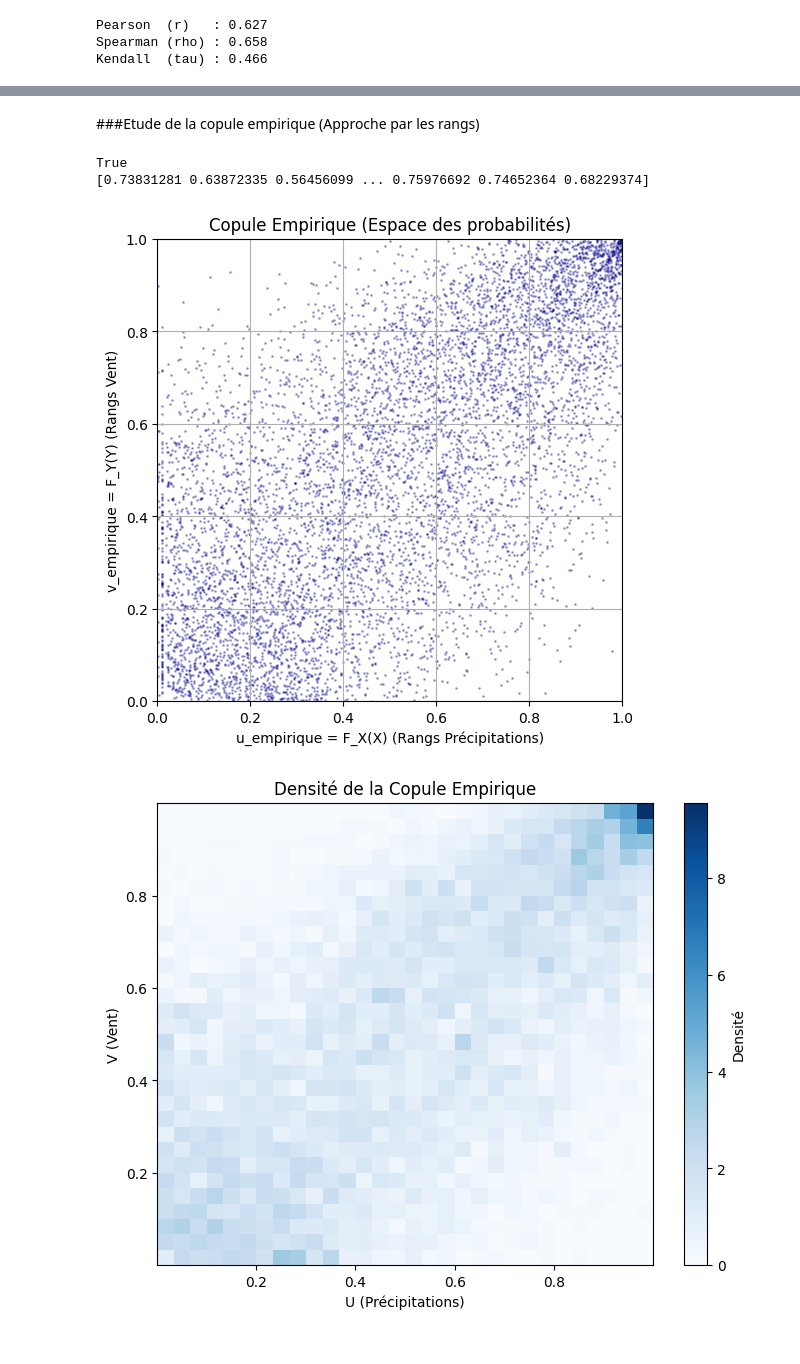
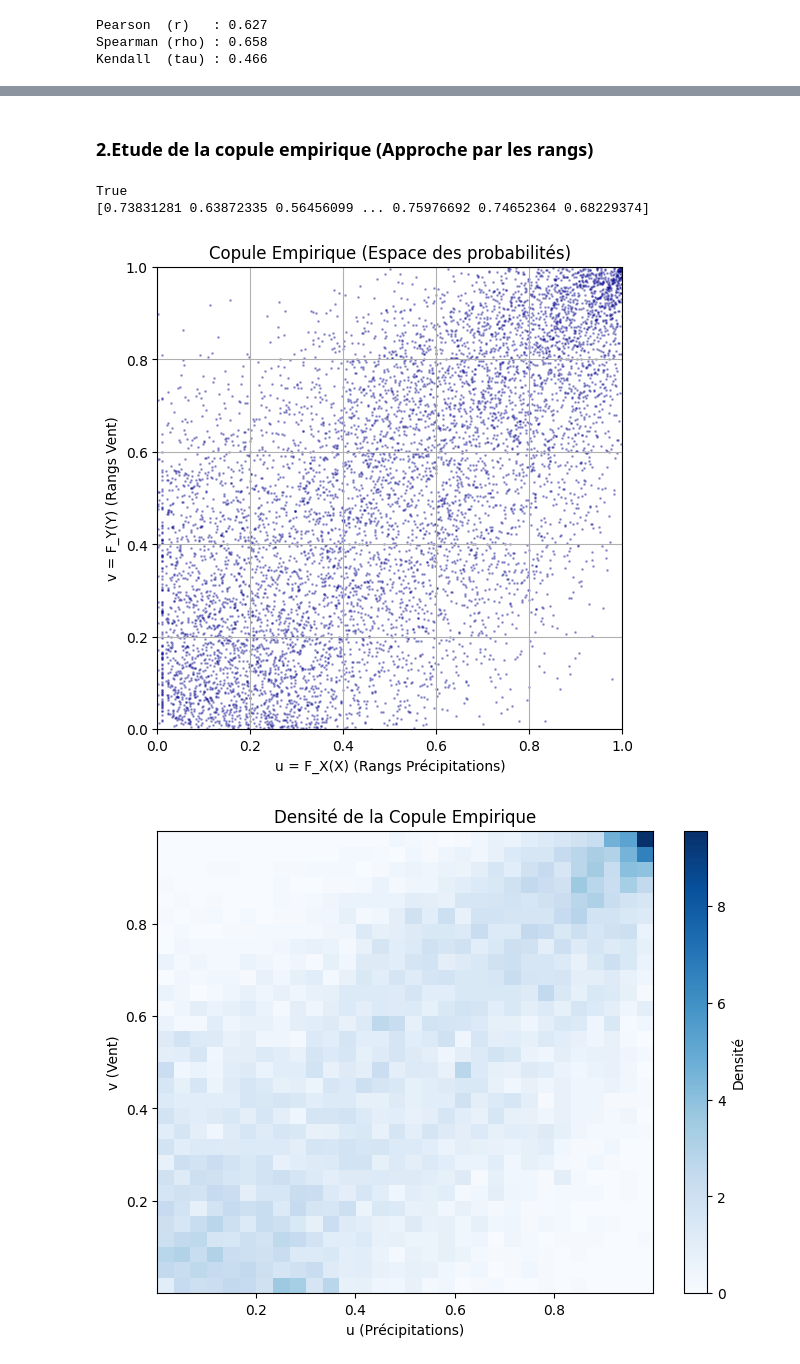
Before and after one commit to Faza20-lab/Projet_stats, a Jupyter notebook: Projet_stats.ipynb, the cells around one changed output, grey strips where cells are left out. Drawn from its saved outputs; the diff is of its cells as text; code cells hidden in the pictures.

```diff
--- a/Projet_stats.ipynb
+++ b/Projet_stats.ipynb
@@ -1783,33 +1836,33 @@ Kendall  (tau) : 0.466
 # %% [markdown]
-###Etude de la copule empirique (Approche par les rangs)
+### 2.Etude de la copule empirique (Approche par les rangs)
 # %%
 # Comme les lois marginales sont complexes (GPD en queue, etc.), on passe
 # dans l'espace des rangs (espace uniforme [0,1], cdf empirique) pour voir la structure de dépendance pure.
 
-# Transformation en pseudo-observations (u_empirique, v_empirique)
-u_empirique = st.rankdata(X_joint) / (len(X_joint) + 1)
-v_empirique = st.rankdata(Y_joint) / (len(Y_joint) + 1)
+# Transformation en pseudo-observations (u, v)
+u = st.rankdata(X_joint) / (len(X_joint) + 1)
+v = st.rankdata(Y_joint) / (len(Y_joint) + 1)
 
-print(len(u_empirique)==len(v_empirique))
-print(v_empirique)
+print(len(u)==len(v))
+print(v)
 
 plt.figure(figsize=(6, 6))
-plt.scatter(u_empirique, v_empirique, s=1, alpha=0.3, color='darkblue')
-plt.xlabel("u_empirique = F_X(X) (Rangs Précipitations)")
-plt.ylabel("v_empirique = F_Y(Y) (Rangs Vent)")
+plt.scatter(u, v, s=1, alpha=0.3, color='darkblue')
+plt.xlabel("u = F_X(X) (Rangs Précipitations)")
+plt.ylabel("v = F_Y(Y) (Rangs Vent)")
 plt.title("Copule Empirique (Espace des probabilités)")
 plt.xlim(0, 1)
 plt.ylim(0, 1)
 plt.grid(True)
 plt.show()
 
 # Interprétation visuelle :
 # - Si les points sont partout : Indépendance.
 # - Si les points se regroupent le long de la diagonale (bas-gauche vers haut-droite) : Dépendance positive.
 # - Regardez le coin haut-droit (1,1) : Y a-t-il une concentration ? (Dépendance de queue supérieure).
 # %% [output]
 True
 [0.73831281 0.63872335 0.56456099 ... 0.75976692 0.74652364 0.68229374]
-[figure, old version]
+[figure, new version]
 # %%
 # La densité des copules (heatmap)
```
Also changed, not shown: parts of 112 cells of this notebook.
